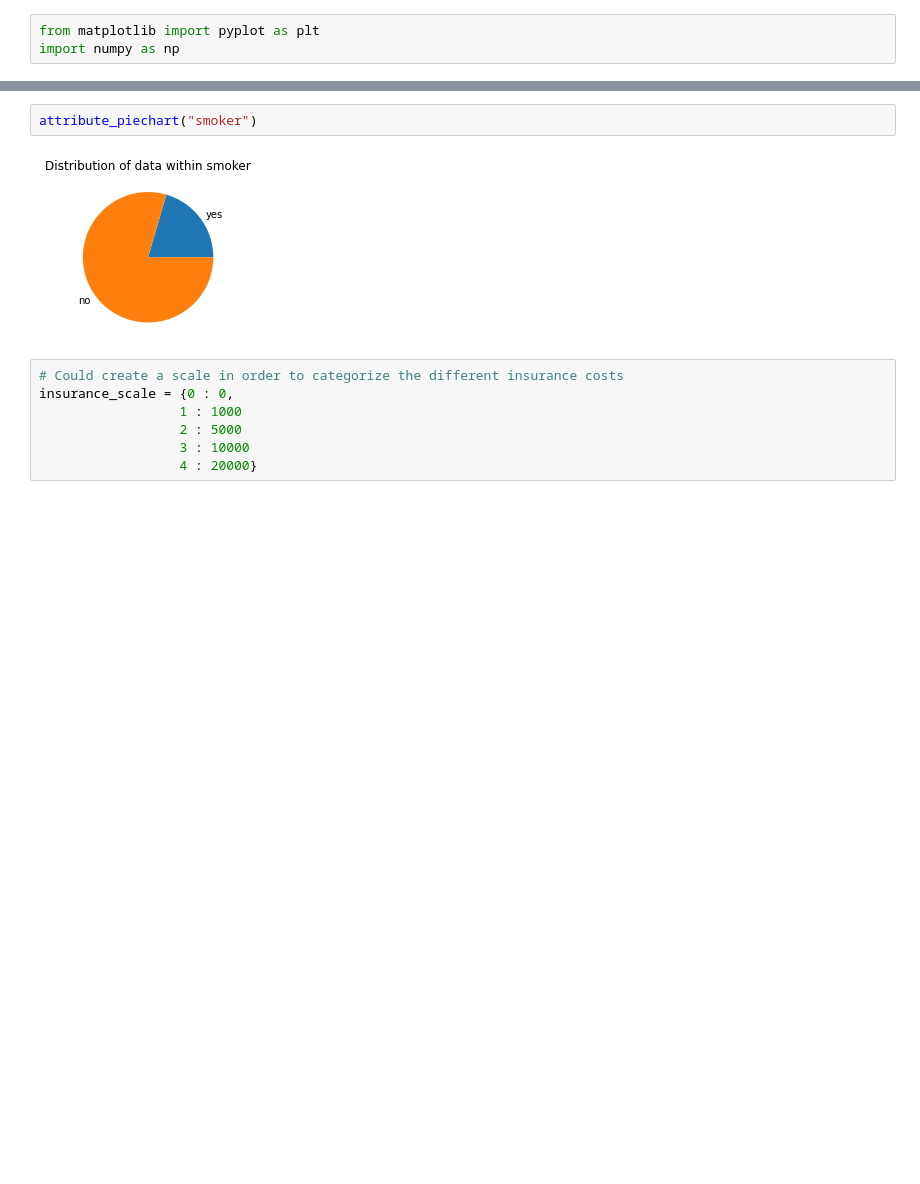
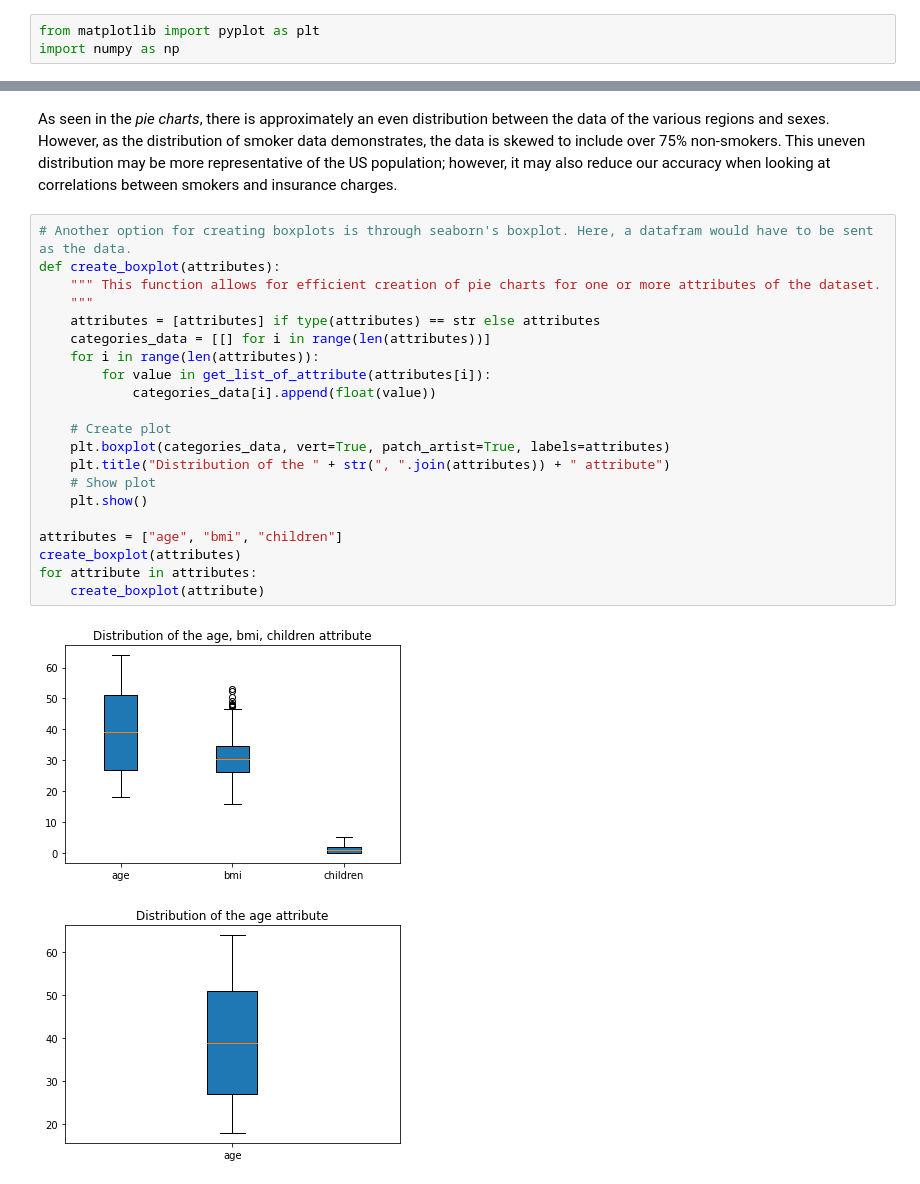
Before and after one commit to TrymNOHG/medical-cost-ml, a Jupyter notebook: us-medical-insurance-costs.ipynb, the cells around one changed output, grey strips where cells are left out. Cells and saved outputs as stored; diff of their text form; blank space fills up the shorter version.

```diff
--- a/us-medical-insurance-costs.ipynb
+++ b/us-medical-insurance-costs.ipynb
@@ -106,11 +260,26 @@ attribute_piechart(attributes)
-# %%
-attribute_piechart("smoker")
-# %% [output]
-[figure, removed]
-# %%
-# Could create a scale in order to categorize the different insurance costs
-insurance_scale = {0 : 0,
-                  1 : 1000
-                  2 : 5000
-                  3 : 10000
-                  4 : 20000}
+# %% [markdown]
+As seen in the *pie charts*, there is approximately an even distribution between the data of the various regions and sexes. However, as the distribution of smoker data demonstrates, the data is skewed to include over 75% non-smokers. This uneven distribution may be more representative of the US population; however, it may also reduce our accuracy when looking at correlations between smokers and insurance charges.
+# %%
+# Another option for creating boxplots is through seaborn's boxplot. Here, a datafram would have to be sent as the data.
+def create_boxplot(attributes):
+    """ This function allows for efficient creation of pie charts for one or more attributes of the dataset.
+    """
+    attributes = [attributes] if type(attributes) == str else attributes
+    categories_data = [[] for i in range(len(attributes))]
+    for i in range(len(attributes)):
+        for value in get_list_of_attribute(attributes[i]):
+            categories_data[i].append(float(value))
+
+    # Create plot
+    plt.boxplot(categories_data, vert=True, patch_artist=True, labels=attributes)
+    plt.title("Distribution of the " + str(", ".join(attributes)) + " attribute")
+    # Show plot
+    plt.show()
+
+attributes = ["age", "bmi", "children"]
+create_boxplot(attributes)
+for attribute in attributes:
+    create_boxplot(attribute)
+# %% [output]
+[figure, added]
+[figure, added]
```
Also changed, not shown: parts of 30 cells of this notebook.
